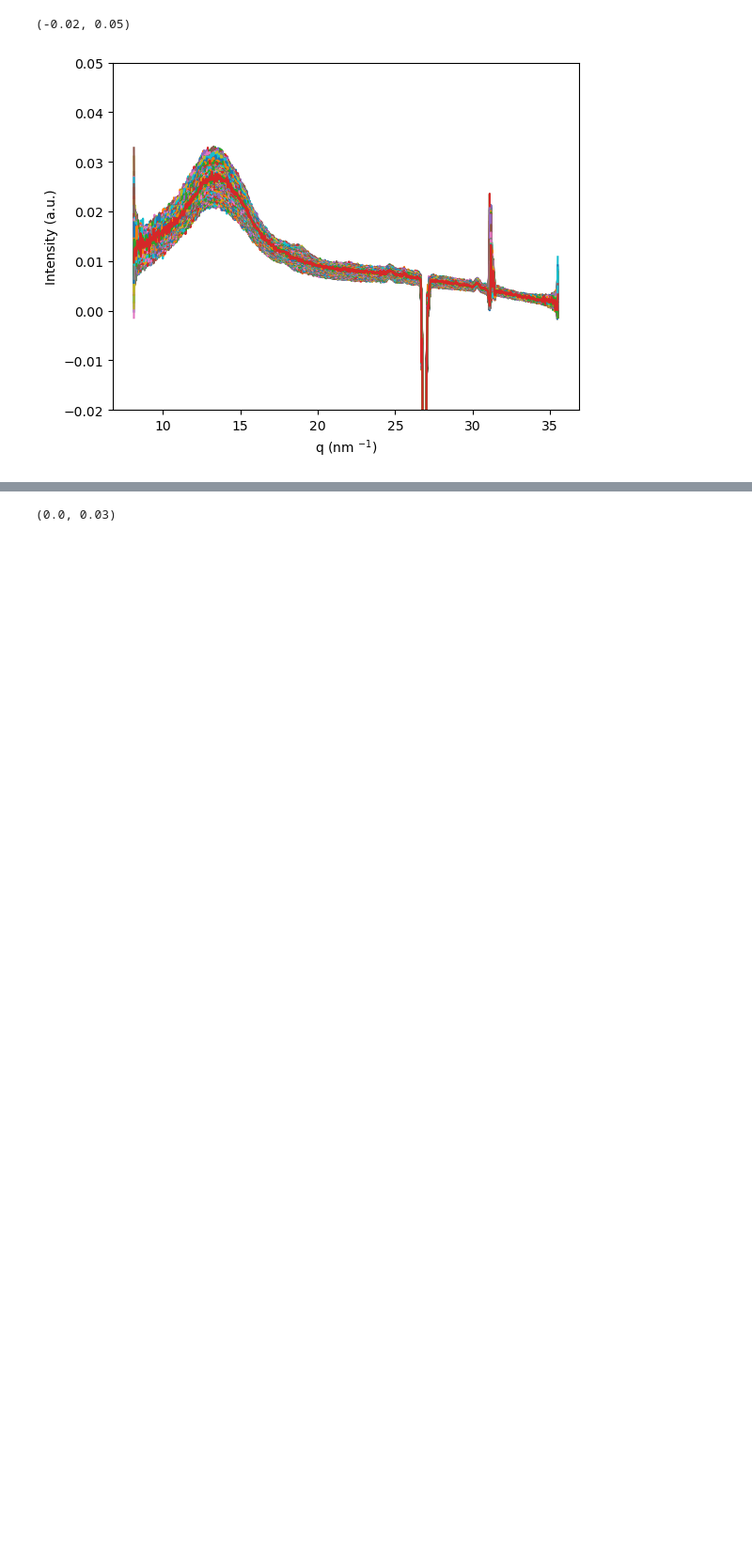
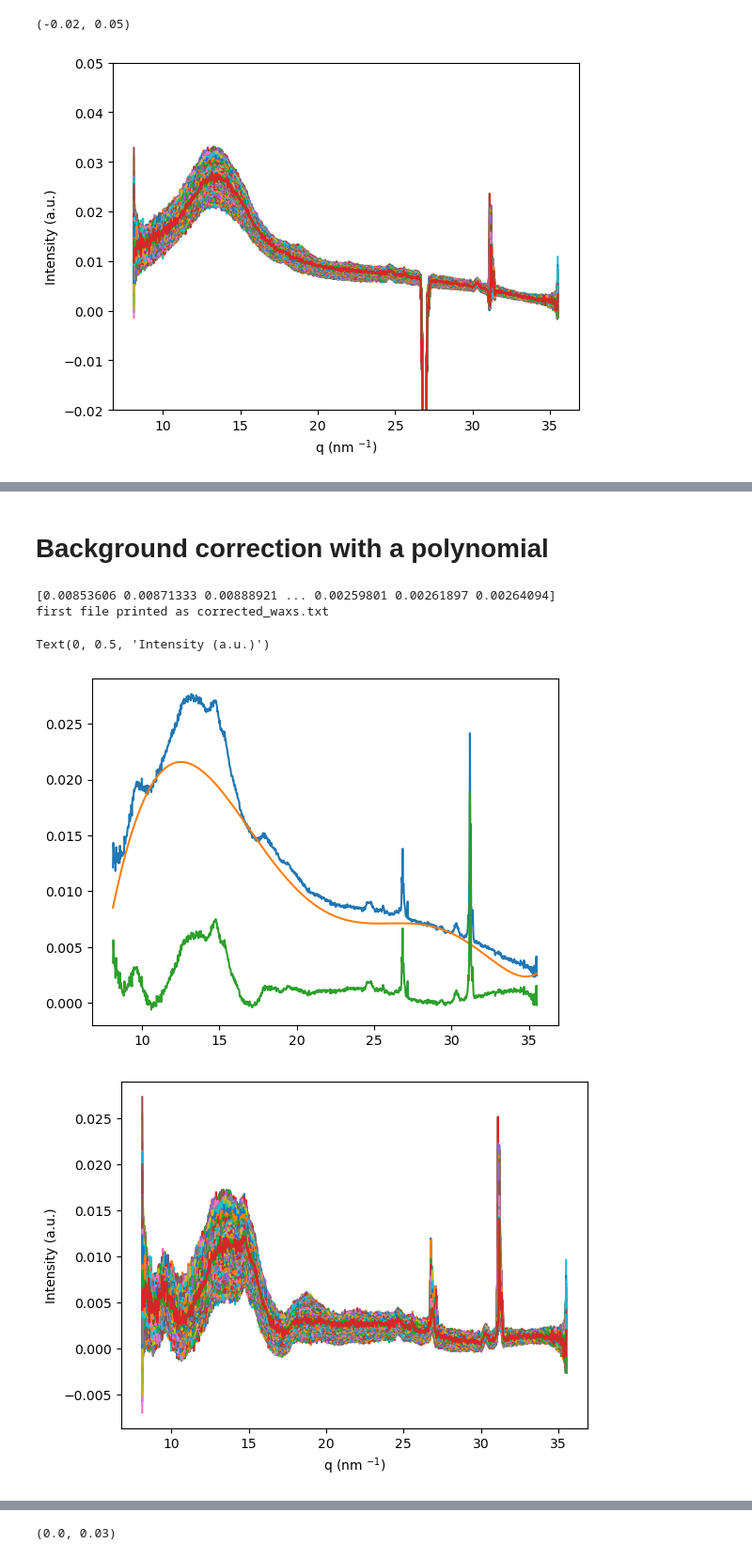
Before and after one commit to PronoyDutta/SAXS_WAXS, a Jupyter notebook: SAXS_WAXS_plotting.ipynb, the cells around one changed output, grey strips where cells are left out. Shown at 94% size. Cells and saved outputs as stored; diff of their text form; code cells hidden in the pictures; blank space fills up the shorter version.

```diff
--- a/SAXS_WAXS_plotting.ipynb
+++ b/SAXS_WAXS_plotting.ipynb
@@ -838,10 +522,10 @@ Text(0, 0.5, 'Intensity (a.u.)')
 # %%
 emptyCell_corrected_waxs_files = {}
 for ikey in file_dictionary_waxs:
-    X_data = 10*file_dictionary_waxs[ikey].iloc[:,0] # multipled by 10 to convert from inverse Angstrom to inverse nanometer
+    X_data = file_dictionary_waxs[ikey].iloc[:,0] # multipled by 10 to convert from inverse Angstrom to inverse nanometer
     Y_data = file_dictionary_waxs[ikey].iloc[:,1]
     modified_Y = Y_data - WAXS_background.iloc[:,1]
-    plt.plot(X_data, modified_Y)
+    plt.plot(10*X_data, modified_Y)
     df = pd.DataFrame({'X_data': X_data, 'Modified_Y': modified_Y})
     emptyCell_corrected_waxs_files[ikey] = df
 
@@ -923,0 +546,58 @@ ValueError: zero-size array to reduction operation minimum which has no identity
+# %% [markdown]
+# Background correction with a polynomial
+# %%
+X_data = []
+Y_data = []
+
+for files in range(1,4):
+    if files == 1:
+        X_data = 10*file_dictionary_waxs[files].iloc[:,0] # multipled by 10 to convert from inverse Angstrom to inverse nanometer
+        Y_data = file_dictionary_waxs[files].iloc[:,1]
+    else:
+        x = 10*file_dictionary_waxs[files].iloc[:,0] # multipled by 10 to convert from inverse Angstrom to inverse nanometer
+        y = file_dictionary_waxs[files].iloc[:,1]
+        X_data += x
+        Y_data += y
+
+for entries in range(len(X_data)):
+    X_data[entries] = X_data[entries]/3
+    Y_data[entries] = Y_data[entries]/3
+
+baseline_filter = Baseline(x_data = X_data)
+baseline = baseline_filter.modpoly(Y_data, poly_order= 6)[0]
+print(baseline)
+modified_Y = Y_data-baseline
+plt.plot(X_data, Y_data)
+plt.plot(X_data, baseline)
+plt.plot(X_data, modified_Y)
+
+output_filename = "corrected_waxs.txt"
+with open(output_filename, 'w') as f:
+    for x,y in zip(X_data, modified_Y):
+        f.write(f"{x}\t{y}\n")
+
+print(f"first file printed as {output_filename}")
+
+# Create background corrected WAXS dataframe
+
+plt.figure("After polynomial background correction")
+
+corrected_waxs_files = {}
+for ikey in file_dictionary_waxs:
+    X_data = file_dictionary_waxs[ikey].iloc[:,0] # multipled by 10 to convert from inverse Angstrom to inverse nanometer
+    Y_data = file_dictionary_waxs[ikey].iloc[:,1]
+    modified_Y = Y_data - baseline
+    plt.plot(10*X_data, modified_Y)
+    df = pd.DataFrame({'X_data': X_data, 'Modified_Y': modified_Y})
+    corrected_waxs_files[ikey] = df
+
+#Setting graph attributes
+plt.xlabel('q (nm $^{-1}$)')
+plt.ylabel('Intensity (a.u.)')
+#print(corrected_waxs_files[1].head(30))
+# %% [output]
+[0.00853606 0.00871333 0.00888921 ... 0.00259801 0.00261897 0.00264094]
+first file printed as corrected_waxs.txt
+Text(0, 0.5, 'Intensity (a.u.)')
+[figure, new version]
+[figure, new version]
```
Also changed, not shown: parts of 17 cells of this notebook.
